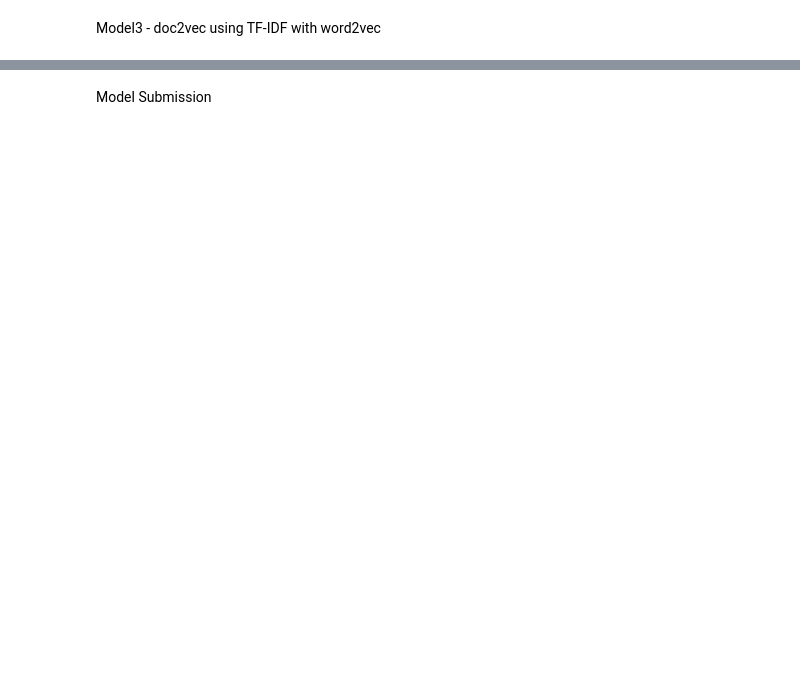
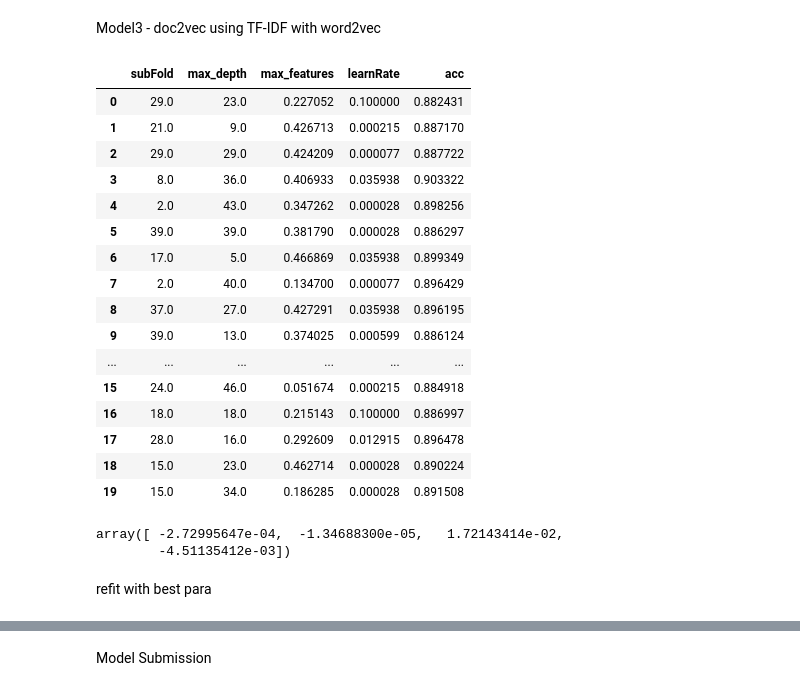
Before and after one commit to zhenlan0426/movie-sentiment, a Jupyter notebook: movie_sentiment.ipynb, the cells around one changed output, grey strips where cells are left out. Drawn from its saved outputs; the diff is of its cells as text; code cells hidden in the pictures; blank space fills up the shorter version.

```diff
--- a/movie_sentiment.ipynb
+++ b/movie_sentiment.ipynb
@@ -301,3 +581,55 @@ for i in xrange(25000):
         if X_str_test[i][j] in model:
             temp += model[X_str_test[i][j]]
     test_frq[i] = temp/len(X_str_test[i])
+# %%
+def GBM_RandomSearch(X,y,Ntry,M,FixPara,RandomPara):
+    # FixPara is a dict of fixed para
+    # RandomPara is a list of tuple para for randomFun
+
+    result = np.zeros((Ntry,5))
+
+    for i in range(Ntry):
+        RanPara={}
+        result[i,0] = np.random.randint(*RandomPara[0])
+        RanPara['subFold'] = result[i,0]
+
+        BasePara={}
+        result[i,1] = np.random.randint(*RandomPara[1])
+        BasePara['max_depth'] = result[i,1]
+        result[i,2] = np.random.uniform(*RandomPara[2])
+        BasePara['max_features'] = result[i,2]
+        RanPara['BasePara']=BasePara
+
+        result[i,3] = np.random.choice(RandomPara[3])
+        RanPara['learnRate'] = result[i,3]
+
+        RanPara.update(FixPara)
+        RanPara['M_est'] = int(M/RanPara['subFold'])
+        #pdb.set_trace()
+        model = GBM_KClass(**RanPara)
+        result[i,4] = model.fit(X,y)
+
+    return pd.DataFrame(result,columns=['subFold','max_depth','max_features','learnRate','acc'])
+# %%
+randomSearch = GBM_RandomSearch(train_frq,y,20,250,{'BaseEst':ExtraTreeRegressor},\
+                                [(2,40),(4,48),(0.05,0.5),np.logspace(-1,-5,10)])
+# %%
+randomSearch
+# %% [output]
+|  | subFold | max_depth | max_features | learnRate | acc |
+| 0 | 29.0 | 23.0 | 0.227052 | 0.100000 | 0.882431 |
+| 1 | 21.0 | 9.0 | 0.426713 | 0.000215 | 0.887170 |
+| 2 | 29.0 | 29.0 | 0.424209 | 0.000077 | 0.887722 |
+| 3 | 8.0 | 36.0 | 0.406933 | 0.035938 | 0.903322 |
+| 4 | 2.0 | 43.0 | 0.347262 | 0.000028 | 0.898256 |
+| 5 | 39.0 | 39.0 | 0.381790 | 0.000028 | 0.886297 |
+| 6 | 17.0 | 5.0 | 0.466869 | 0.035938 | 0.899349 |
+| 7 | 2.0 | 40.0 | 0.134700 | 0.000077 | 0.896429 |
+| 8 | 37.0 | 27.0 | 0.427291 | 0.035938 | 0.896195 |
+| 9 | 39.0 | 13.0 | 0.374025 | 0.000599 | 0.886124 |
+| ... | ... | ... | ... | ... | ... |
+| 15 | 24.0 | 46.0 | 0.051674 | 0.000215 | 0.884918 |
+| 16 | 18.0 | 18.0 | 0.215143 | 0.100000 | 0.886997 |
+| 17 | 28.0 | 16.0 | 0.292609 | 0.012915 | 0.896478 |
+| 18 | 15.0 | 23.0 | 0.462714 | 0.000028 | 0.890224 |
+| 19 | 15.0 | 34.0 | 0.186285 | 0.000028 | 0.891508 |
@@ -304 +640,8 @@ for i in xrange(25000):
+# %%
+a.coef_
+# %% [output]
+array([ -2.72995647e-04,  -1.34688300e-05,   1.72143414e-02,
+        -4.51135412e-03])
+# %% [markdown]
+refit with best para
 # %%
```
Also changed, not shown: parts of 33 cells of this notebook.
